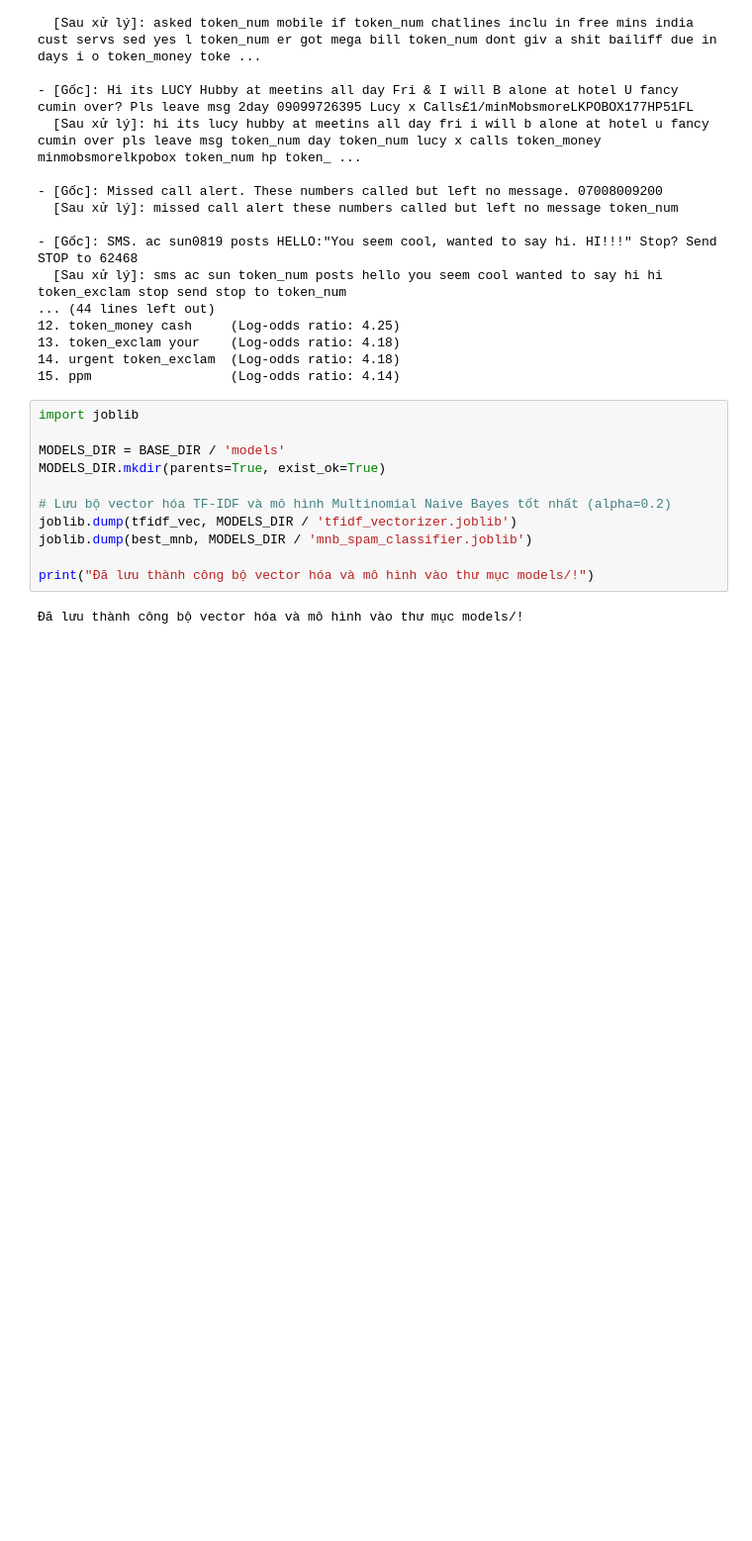
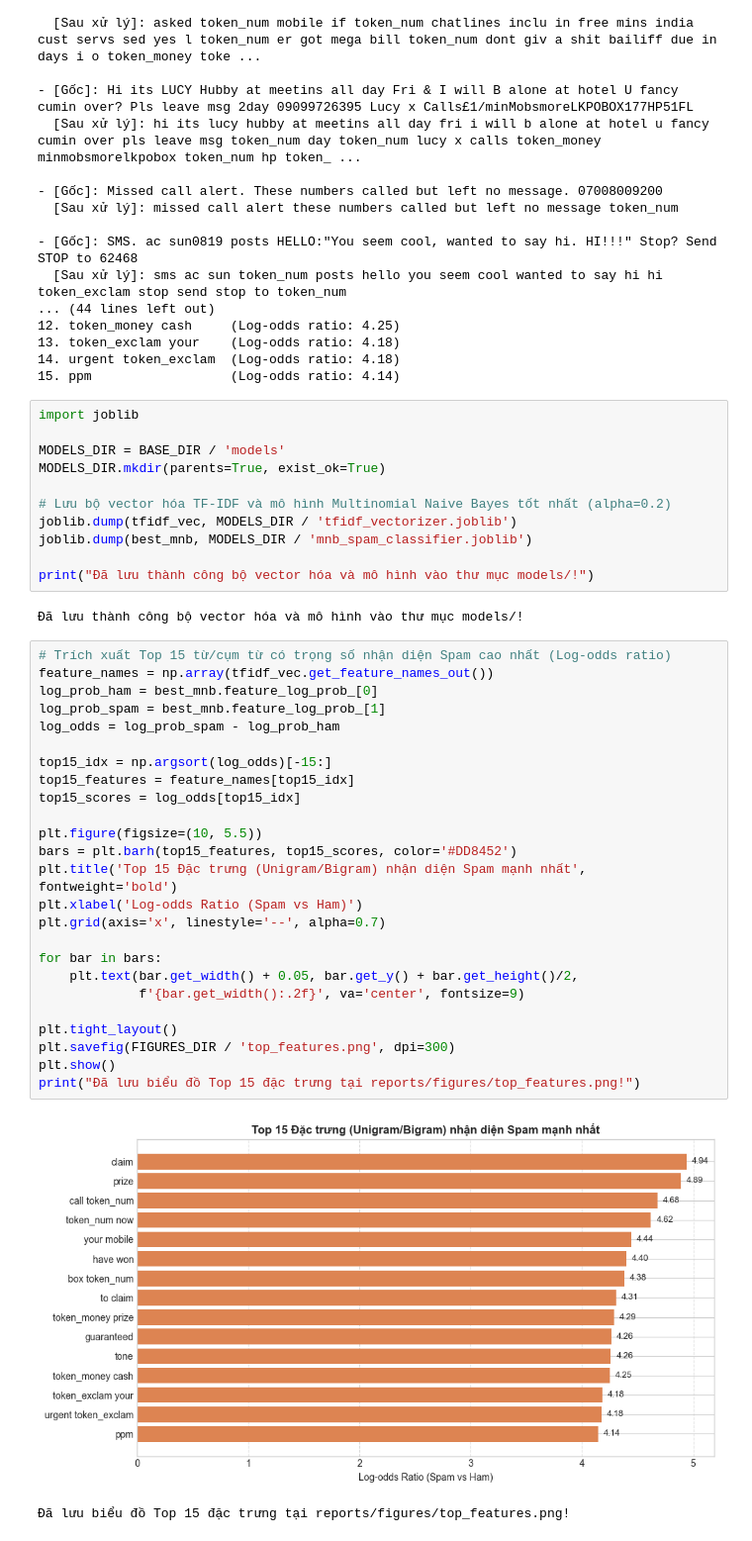
Before and after one commit to dathu2006/FIT4013-SMS-Spam-Classification, a Jupyter notebook: notebooks/01_eda_and_modeling.ipynb, the cells around one changed output. Shown at 99% size. Saved outputs shown, nothing was run; the diff lists cells and outputs as text; blank space fills up the shorter version.

```diff
--- a/notebooks/01_eda_and_modeling.ipynb
+++ b/notebooks/01_eda_and_modeling.ipynb
@@ -372,3 +372,31 @@ joblib.dump(best_mnb, MODELS_DIR / 'mnb_spam_classifier.joblib')
 print("Đã lưu thành công bộ vector hóa và mô hình vào thư mục models/!")
 # %% [output]
 Đã lưu thành công bộ vector hóa và mô hình vào thư mục models/!
+# %%
+# Trích xuất Top 15 từ/cụm từ có trọng số nhận diện Spam cao nhất (Log-odds ratio)
+feature_names = np.array(tfidf_vec.get_feature_names_out())
+log_prob_ham = best_mnb.feature_log_prob_[0]
+log_prob_spam = best_mnb.feature_log_prob_[1]
+log_odds = log_prob_spam - log_prob_ham
+
+top15_idx = np.argsort(log_odds)[-15:]
+top15_features = feature_names[top15_idx]
+top15_scores = log_odds[top15_idx]
+
+plt.figure(figsize=(10, 5.5))
+bars = plt.barh(top15_features, top15_scores, color='#DD8452')
+plt.title('Top 15 Đặc trưng (Unigram/Bigram) nhận diện Spam mạnh nhất', fontweight='bold')
+plt.xlabel('Log-odds Ratio (Spam vs Ham)')
+plt.grid(axis='x', linestyle='--', alpha=0.7)
+
+for bar in bars:
+    plt.text(bar.get_width() + 0.05, bar.get_y() + bar.get_height()/2,
+             f'{bar.get_width():.2f}', va='center', fontsize=9)
+
+plt.tight_layout()
+plt.savefig(FIGURES_DIR / 'top_features.png', dpi=300)
+plt.show()
+print("Đã lưu biểu đồ Top 15 đặc trưng tại reports/figures/top_features.png!")
+# %% [output]
+[figure, added]
+Đã lưu biểu đồ Top 15 đặc trưng tại reports/figures/top_features.png!
```
Also changed, not shown: parts of 1 cell of this notebook, 9 other files.
